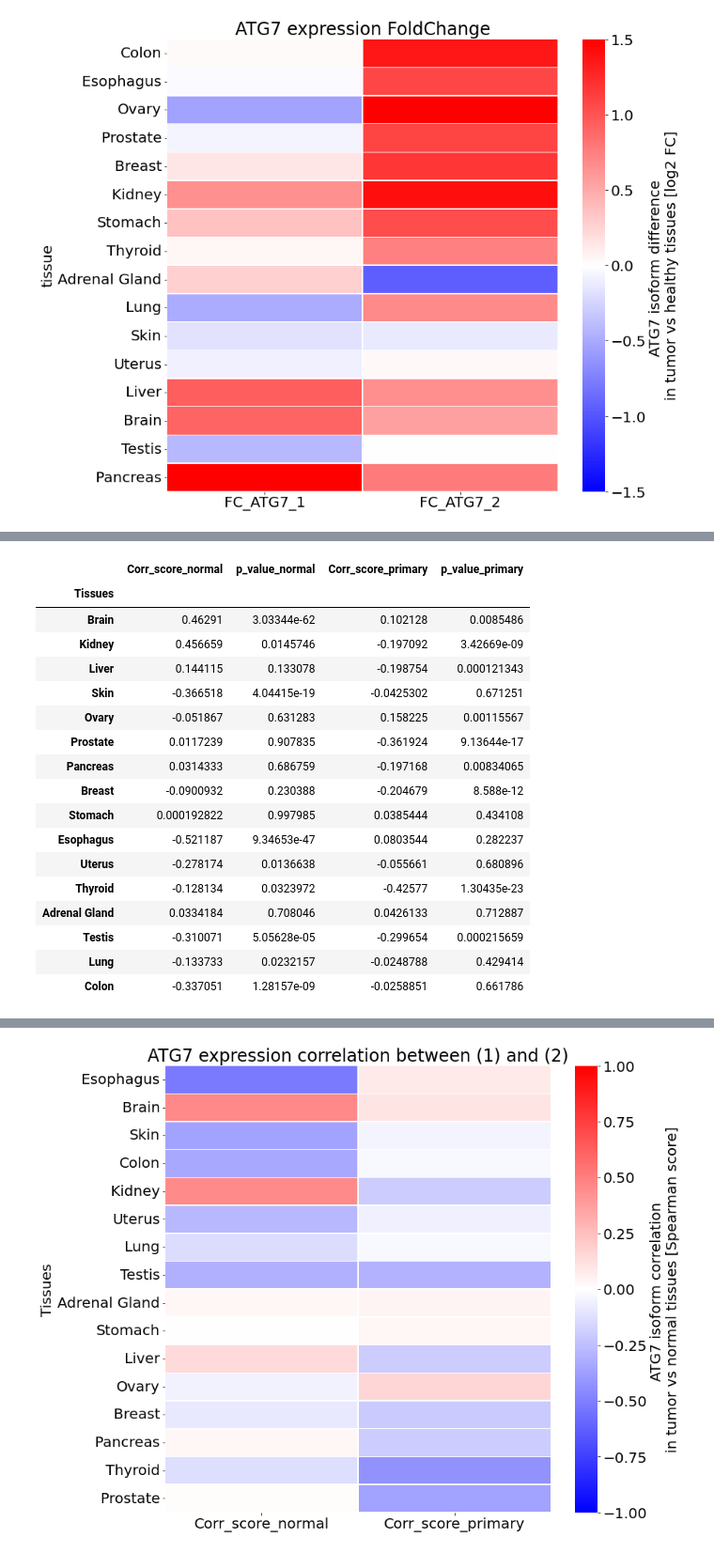
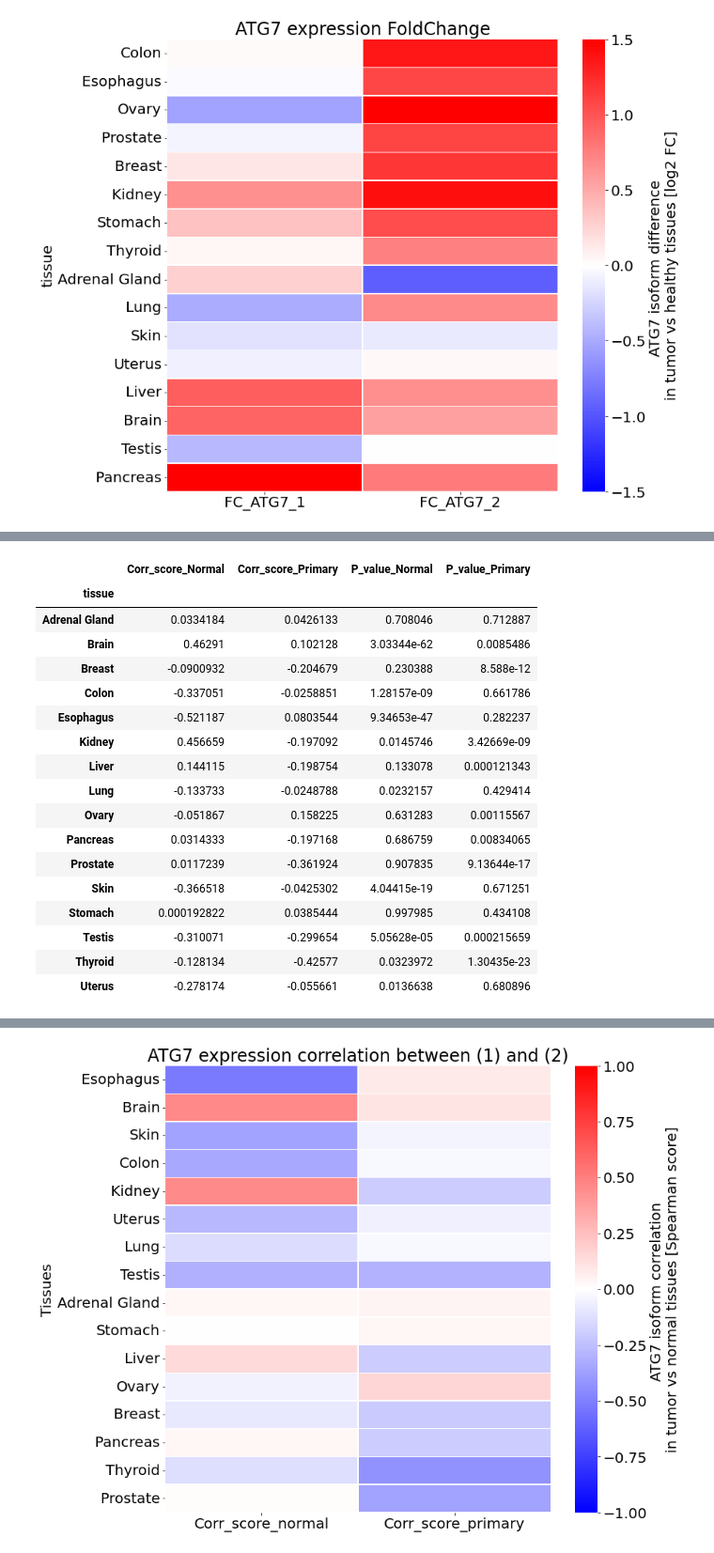
Before and after one commit to Keviosta/Article_short_isoform_ATG7_private, a Jupyter notebook: ATG7/atg7_all_tissue_analyse/ATG7 characterisation/Tissues_differences_ATG7_isoform_characterisation.ipynb, the cells around one changed output, grey strips where cells are left out. Shown at 94% size. Saved outputs shown, nothing was run; the diff lists cells and outputs as text; code cells hidden in the pictures.

```diff
--- a/ATG7/atg7_all_tissue_analyse/ATG7 characterisation/Tissues_differences_ATG7_isoform_characterisation.ipynb
+++ b/ATG7/atg7_all_tissue_analyse/ATG7 characterisation/Tissues_differences_ATG7_isoform_characterisation.ipynb
@@ -410,31 +405,26 @@ for df in dfs:
-# %%
-new_df = pandas.DataFrame()
-new_df['Tissues'] = corr_norm['tissue']
-new_df['Corr_score_normal'] = corr_norm['Corr_score']
-new_df['p_value_normal'] = corr_norm['P_value']
-new_df['Corr_score_primary'] = corr_prim['Corr_score']
-new_df['p_value_primary'] = corr_prim['P_value']
-
-new_df.set_index('Tissues', inplace=True)
-new_df
-# %% [output]
-|  | Corr_score_normal | p_value_normal | Corr_score_primary | p_value_primary |
-| Tissues |  |  |  |  |
-| Brain | 0.46291 | 3.03344e-62 | 0.102128 | 0.0085486 |
-| Kidney | 0.456659 | 0.0145746 | -0.197092 | 3.42669e-09 |
-| Liver | 0.144115 | 0.133078 | -0.198754 | 0.000121343 |
-| Skin | -0.366518 | 4.04415e-19 | -0.0425302 | 0.671251 |
-| Ovary | -0.051867 | 0.631283 | 0.158225 | 0.00115567 |
-| Prostate | 0.0117239 | 0.907835 | -0.361924 | 9.13644e-17 |
-| Pancreas | 0.0314333 | 0.686759 | -0.197168 | 0.00834065 |
-| Breast | -0.0900932 | 0.230388 | -0.204679 | 8.588e-12 |
-| Stomach | 0.000192822 | 0.997985 | 0.0385444 | 0.434108 |
-| Esophagus | -0.521187 | 9.34653e-47 | 0.0803544 | 0.282237 |
-| Uterus | -0.278174 | 0.0136638 | -0.055661 | 0.680896 |
-| Thyroid | -0.128134 | 0.0323972 | -0.42577 | 1.30435e-23 |
-| Adrenal Gland | 0.0334184 | 0.708046 | 0.0426133 | 0.712887 |
-| Testis | -0.310071 | 5.05628e-05 | -0.299654 | 0.000215659 |
-| Lung | -0.133733 | 0.0232157 | -0.0248788 | 0.429414 |
-| Colon | -0.337051 | 1.28157e-09 | -0.0258851 | 0.661786 |
+# %%
+#split the df based on the normal and primary
+df_atg7_correlation_tissues = df_atg7_correlation_tissues.pivot(index='tissue', columns='sample_type', values =['Corr_score', 'P_value'])
+df_atg7_correlation_tissues.columns = list(map("_".join, df_atg7_correlation_tissues.columns))
+df_atg7_correlation_tissues
+# %% [output]
+|  | Corr_score_Normal | Corr_score_Primary | P_value_Normal | P_value_Primary |
+| tissue |  |  |  |  |
+| Adrenal Gland | 0.0334184 | 0.0426133 | 0.708046 | 0.712887 |
+| Brain | 0.46291 | 0.102128 | 3.03344e-62 | 0.0085486 |
+| Breast | -0.0900932 | -0.204679 | 0.230388 | 8.588e-12 |
+| Colon | -0.337051 | -0.0258851 | 1.28157e-09 | 0.661786 |
+| Esophagus | -0.521187 | 0.0803544 | 9.34653e-47 | 0.282237 |
+| Kidney | 0.456659 | -0.197092 | 0.0145746 | 3.42669e-09 |
+| Liver | 0.144115 | -0.198754 | 0.133078 | 0.000121343 |
+| Lung | -0.133733 | -0.0248788 | 0.0232157 | 0.429414 |
+| Ovary | -0.051867 | 0.158225 | 0.631283 | 0.00115567 |
+| Pancreas | 0.0314333 | -0.197168 | 0.686759 | 0.00834065 |
+| Prostate | 0.0117239 | -0.361924 | 0.907835 | 9.13644e-17 |
+| Skin | -0.366518 | -0.0425302 | 4.04415e-19 | 0.671251 |
+| Stomach | 0.000192822 | 0.0385444 | 0.997985 | 0.434108 |
+| Testis | -0.310071 | -0.299654 | 5.05628e-05 | 0.000215659 |
+| Thyroid | -0.128134 | -0.42577 | 0.0323972 | 1.30435e-23 |
+| Uterus | -0.278174 | -0.055661 | 0.0136638 | 0.680896 |
 # %%
 #create column for absolute difference order
```
Also changed, not shown: parts of 5 cells of this notebook, 1 other file.
